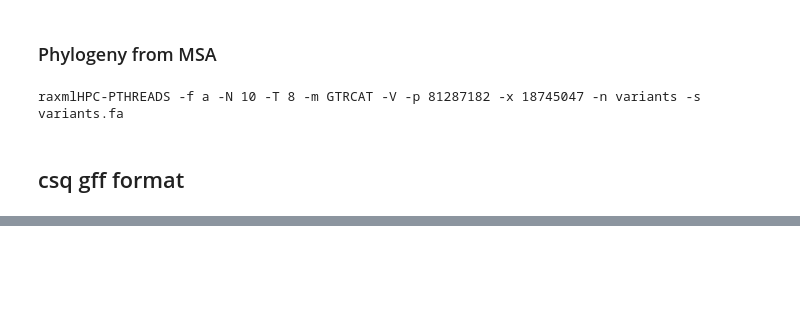
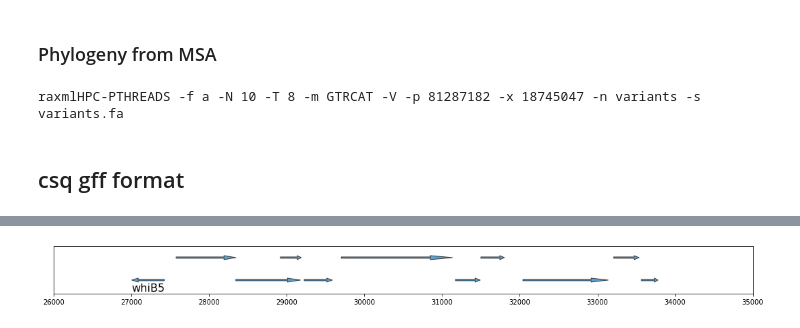
Before and after one commit to dmnfarrell/snipgenie, a Jupyter notebook: notebooks/pipeline.ipynb, the cells around one changed output, grey strips where cells are left out. Saved outputs shown, nothing was run; the diff lists cells and outputs as text; code cells hidden in the pictures; blank space fills up the shorter version.

```diff
--- a/notebooks/pipeline.ipynb
+++ b/notebooks/pipeline.ipynb
@@ -162,9 +163,7 @@ path1='/storage/btbgenie/albania'
 files = glob.glob(os.path.join(path1,'*.fastq.gz'))
 path2='/storage/btbgenie/mbovis_sra'
 files = glob.glob(os.path.join(path2,'*.fastq.gz'))
-
-files = app.get_files_from_paths([path1,path2])
+files = app.get_files_from_paths([path1])
 
 df = app.get_samples(files)
 df
-#df.set_index(['sample','pair']).unstack()
@@ -481,0 +519,55 @@ tools.features_summary(g)
+# %%
+def plot_features(rec, ax, rows=3, xstart=0, xend=30000):
+
+    h=1
+    df = tools.records_to_dataframe([rec])
+    df = df[(df.feat_type!='region') & (df['feat_type']!='source')]
+    df = df[(df.start>xstart) & (df.end<xend)]
+    df['length'] = df.end-df.start
+    y = list(range(1,rows)) * len(df)
+    df['y'] = y[:len(df)]
+    df['color'] = 'blue'
+    df = df.fillna('')
+    #print (df)
+
+    from matplotlib.collections import PatchCollection
+    import matplotlib.patches as mpatches
+
+    patches=[]
+    for i,r in df.iterrows():
+        #rect = plt.Rectangle((r.start, r.y), r.length, h/2,
+        #                        alpha=.5, linewidth=.5,
+        #                        edgecolor='black', facecolor=r.color)
+        if r.strand == 1:
+            x = r.start
+            dx = r.length
+        else:
+            x = r.end
+            dx = -r.length
+        arrow = mpatches.Arrow(x, r.y, dx, 0, alpha=.7, width=.3,
+                               edgecolor='black')
+        txt = ax.text(r.start, r.y-h/2, r.gene, size=16)
+        patches.append(arrow)
+
+    ax.add_collection(PatchCollection(patches, match_original=True))
+    ax.set_xlim(xstart, xend)
+    ax.set_ylim(.4,rows-.5)
+    plt.yticks([])
+    plt.tight_layout()
+
+    def onclick(event):
+        print('%s click: button=%d, x=%d, y=%d, xdata=%f, ydata=%f' %
+              ('double' if event.dblclick else 'single', event.button,
+               event.x, event.y, event.xdata, event.ydata))
+        ax.text(event.x, event.y, 'HI!')
+        ax.figure.canvas.draw()
+    #cid = ax.figure.canvas.mpl_connect('button_press_event', onclick)
+    return
+
+reload(tools)
+recs = tools.gff_to_records(app.mbovis_gff)
+rec=recs[0]
+f,ax=plt.subplots(1,1,figsize=(15,1.5))
+plot_features(rec, ax=ax, xstart=26000,xend=35000)
+# %% [output]
+[figure, added]
```
Also changed, not shown: parts of 18 cells of this notebook, 8 other files.
